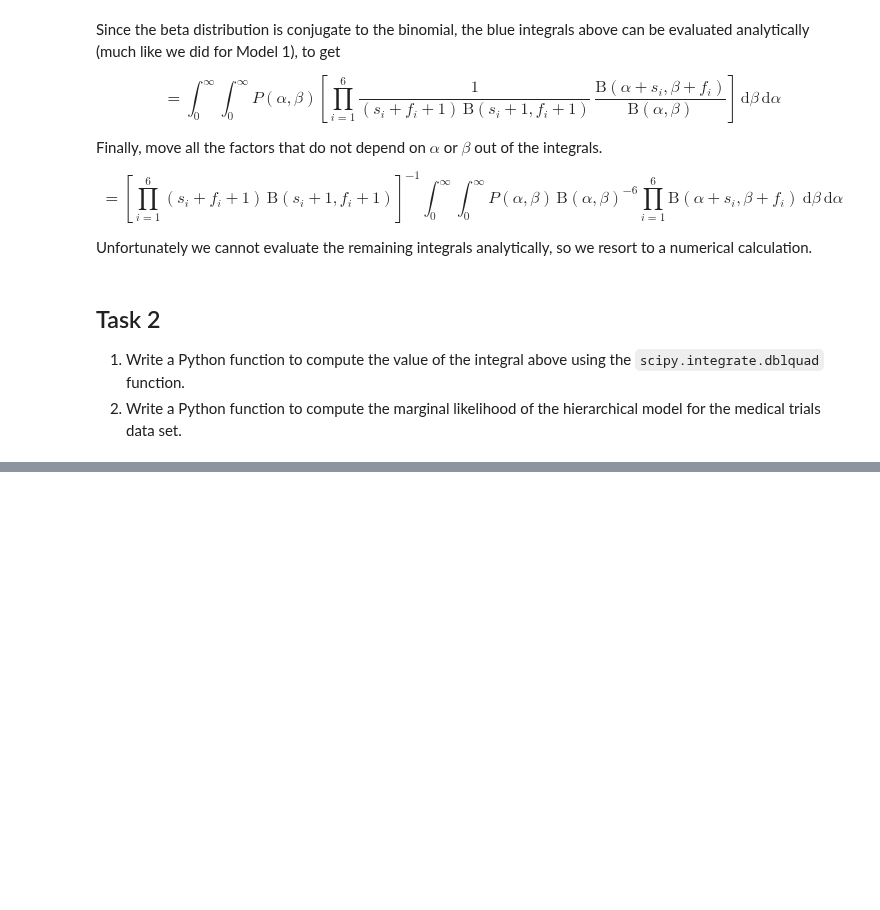
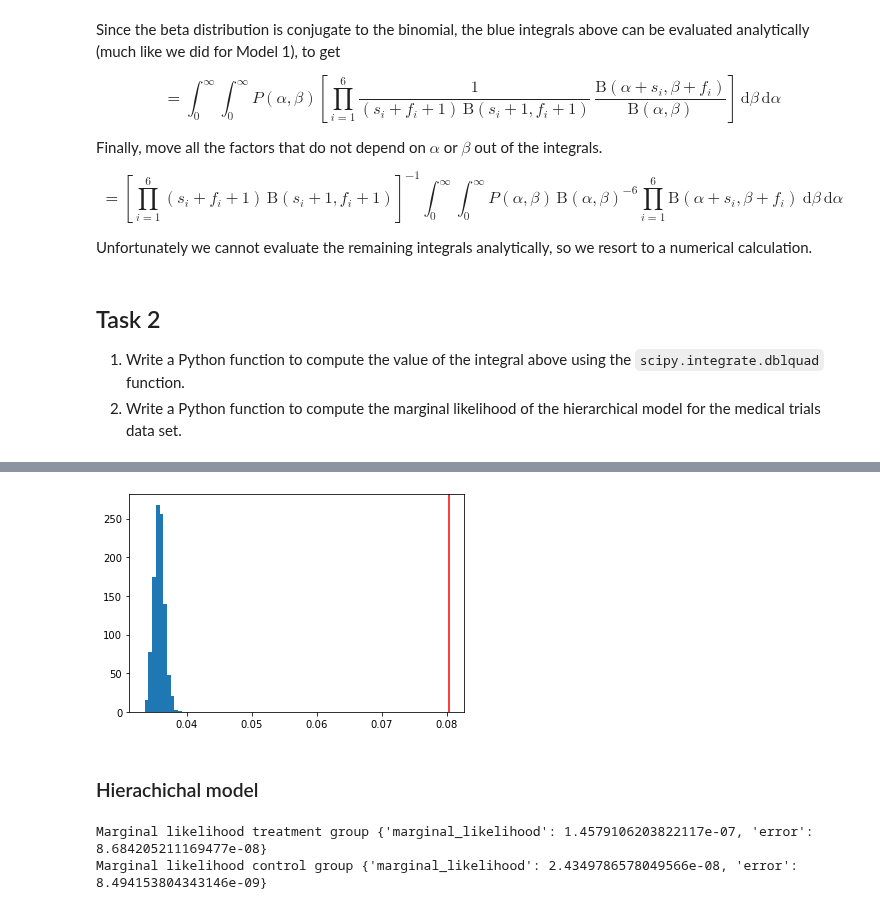
Before and after one commit to Inventrohyder/cs146, a Jupyter notebook: Assignments/assignment-4/notebook.ipynb, the cells around one changed output, grey strips where cells are left out. Drawn from its saved outputs; the diff is of its cells as text; code cells hidden in the pictures; blank space fills up the shorter version.

```diff
--- a/Assignments/assignment-4/notebook.ipynb
+++ b/Assignments/assignment-4/notebook.ipynb
@@ -170,3 +281,9 @@ Unfortunately we cannot evaluate the remaining integrals analytically, so we res
+# %%
+test_std(108, 35, data_treatment)
+# %% [output]
+[figure, added]
+# %% [markdown]
+### Hierachichal model
 # %%
 import numpy as np
 import scipy.stats as sts
@@ -198,3 +315,12 @@ def hierarchical_marginal_likelihood(data):
     return {
         'marginal_likelihood': integral / constant,  # Value of the integral
         'error': error / constant}  # Numerical error in integral
+# %%
+data_treatment = np.array([[20, 10, 13, 35, 22, 7], [3, 6, 3, 10, 9, 3]])
+data_control = np.array([[9, 11, 4, 21, 12, 0], [6, 7, 6, 18, 17, 10]])
+
+print('Marginal likelihood treatment group',hierarchical_marginal_likelihood(data_treatment))
+print('Marginal likelihood control group',hierarchical_marginal_likelihood(data_control))
+# %% [output]
+Marginal likelihood treatment group {'marginal_likelihood': 1.4579106203822117e-07, 'error': 8.684205211169477e-08}
+Marginal likelihood control group {'marginal_likelihood': 2.4349786578049566e-08, 'error': 8.494153804343146e-09}
```
Also changed, not shown: parts of 12 cells of this notebook.
